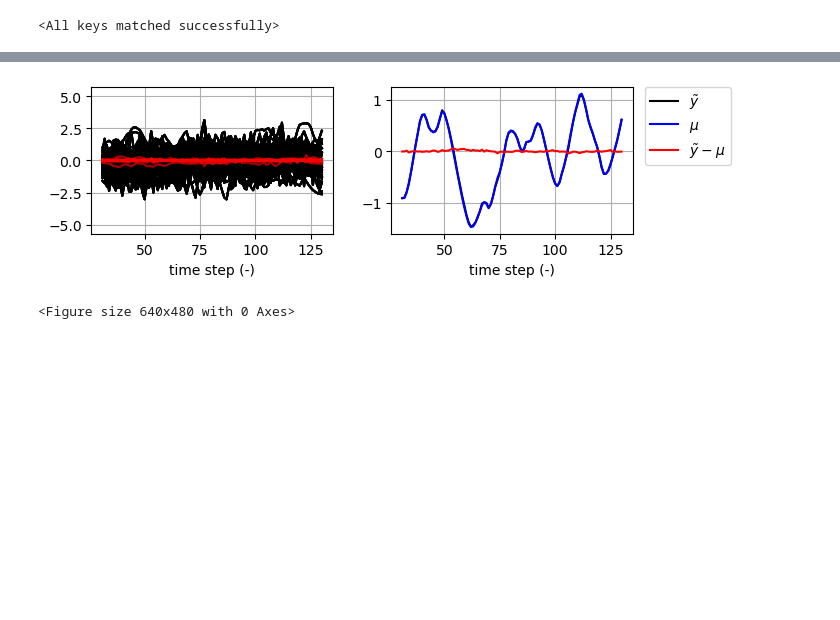
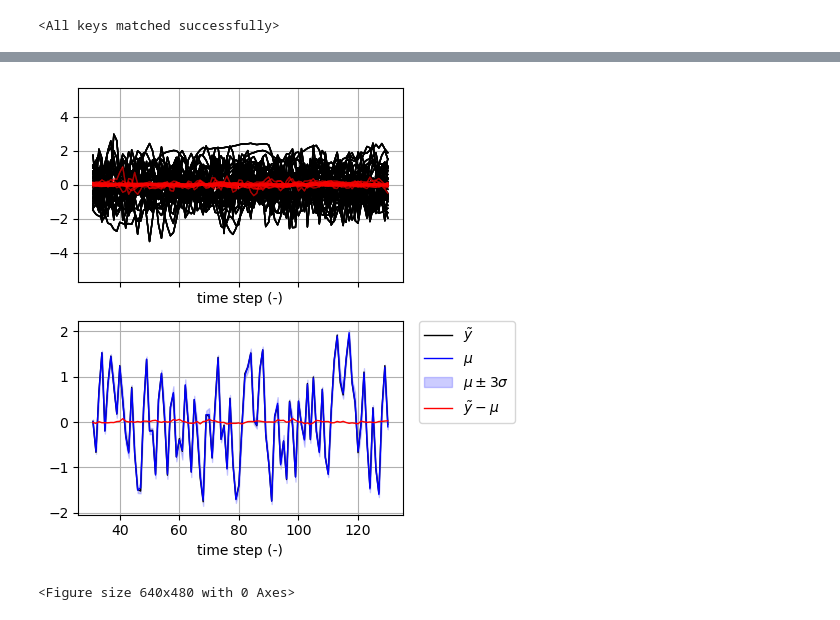
Before and after one commit to PuraFilippo/sysid_benchmarks, a Jupyter notebook: test_ensambling.ipynb, the cells around one changed output, grey strips where cells are left out. Drawn from its saved outputs; the diff is of its cells as text; code cells hidden in the pictures; blank space fills up the shorter version.

Commit message:
changed paper plot gen

```diff
--- a/test_ensambling.ipynb
+++ b/test_ensambling.ipynb
@@ -269,28 +269,36 @@ for rq in range(n_query):
 <Figure size 640x480 with 0 Axes>
 ... (12 outputs left out)
 # %%
-fix, ax = plt.subplots(1,2, sharex=True, sharey=False, figsize=(7, 2.2))
-ax[0].plot(t, all_y_trues[:, rq, cfg_model.seq_len_n_in:, :].squeeze(-1).T, "k", alpha=0.5)
+cd = 1
+rq = 0
+std_plot = np.sqrt(1 / all_var_inv[plot_batch, cd, rq, :, :])
+y_plus = all_y_means[plot_batch, cd, rq, :, :] + std_plot * 3
+y_minus = all_y_means[plot_batch, cd, rq, :, :] - std_plot * 3
+batch_sim_err = all_y_trues[:, rq, cfg_model.seq_len_n_in:, :] - all_y_means[:, 0, rq, :, :]
+
+fix, ax = plt.subplots(2,1, sharex=True, sharey=False, figsize=(5, 5))
+ax[0].plot(t, all_y_trues[:, rq, cfg_model.seq_len_n_in:, :].squeeze(-1).T, "k", alpha=0.5, linewidth=1)
 ax[0].plot(t, np.nan*np.zeros(t.shape), "k", alpha=1.0, label=r"$y$")
-ax[0].plot(t, batch_sim_err_mean.squeeze(-1).T, "r", alpha=0.1)
+ax[0].plot(t, batch_sim_err.squeeze(-1).T, "r", alpha=0.1, linewidth=1)
 ax[0].plot(t, np.nan*np.zeros(t.shape), "r", alpha=1.0, label=r"$y-\hat y$")
 ax[0].set_ylim((-5.7, 5.7))
 ax[0].set_xlabel("time step (-)")
 ax[0].grid(True)
-ax[1].plot(t, all_y_trues[plot_batch, rq, cfg_model.seq_len_n_in:, :], 'k', label=r"$\tilde y$")
-ax[1].plot(t, mean_div_all_y[plot_batch, rq, :, :], 'b', label=r"$\mu$")
-ax[1].plot(t, batch_sim_err_mean[plot_batch, :, :], 'r', label=r"$\tilde y - \mu$")
+ax[1].plot(t, all_y_trues[plot_batch, rq, cfg_model.seq_len_n_in:, :], 'k', label=r"$\tilde y$", linewidth=1)
+ax[1].plot(t, all_y_means[plot_batch, cd, rq, :, :], 'b', label=r"$\mu$", linewidth=1)
+ax[1].fill_between(t, y_minus[:, 0], y_plus[:, 0], label=r"$\mu \pm 3\sigma$", color="blue", alpha=0.2)
+ax[1].plot(t, batch_sim_err[plot_batch, :, :], 'r', label=r"$\tilde y - \mu$", linewidth=1)
 ax[1].set_xlabel("time step (-)")
 ax[1].legend(bbox_to_anchor=(1.05, 1), loc=2, borderaxespad=0.)
 plt.grid(True)
 plt.tight_layout()
 if save_fig:
-    plt.savefig(f'fig/paper_ensambling_all_batch.pdf')
+    plt.savefig(f'fig/paper_patch_all_batch.pdf')
 plt.show()
 plt.cla()
 plt.clf()
 # %% [output]
-[figure, old version]
+[figure, new version]
 <Figure size 640x480 with 0 Axes>
 # %%
 queries_rmses = np.stack(queries_rmses, axis=1)
```
Also changed, not shown: parts of 4 cells of this notebook.
